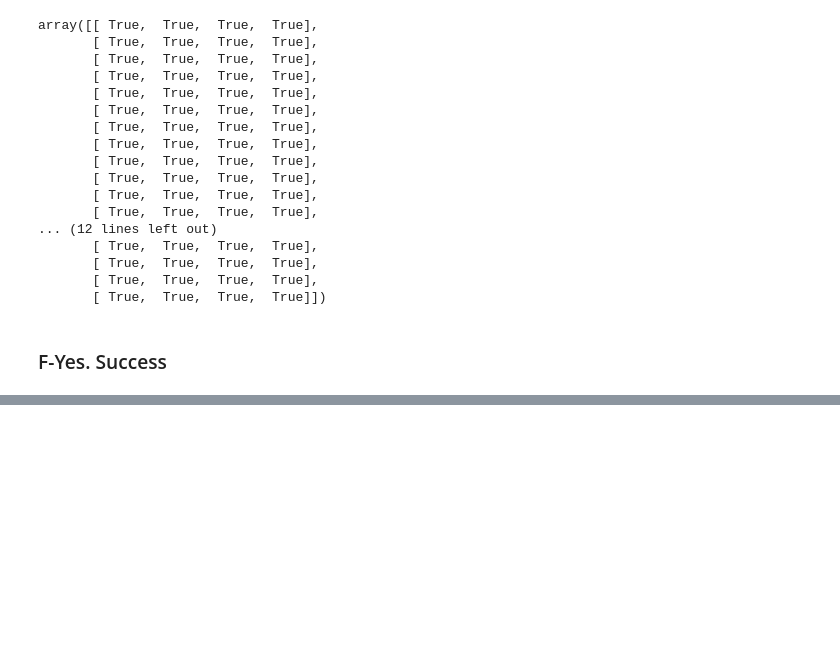
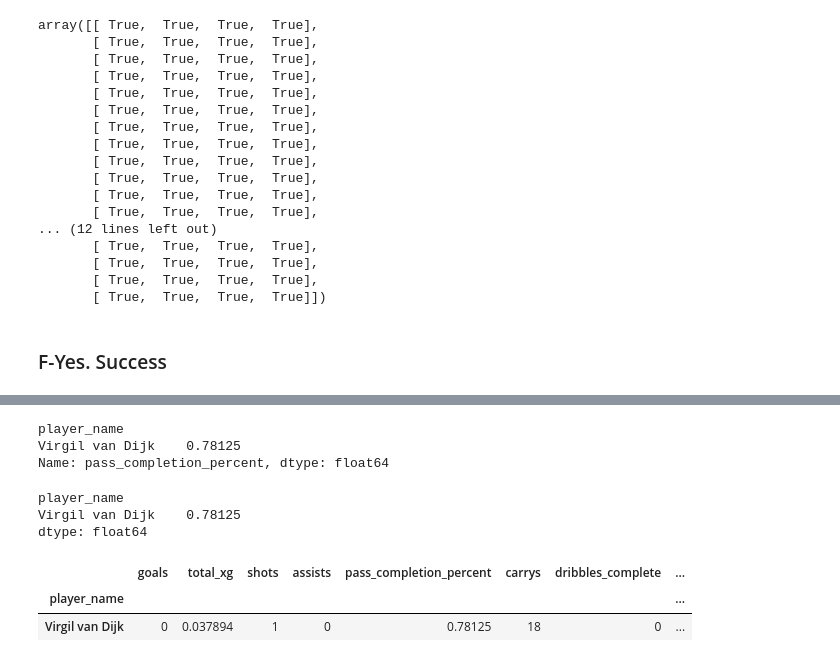
Before and after one commit to derrik-hanson/Soccer-Dash, a Jupyter notebook: lineup_playing-time_utilities_development.ipynb, the cells around one changed output, grey strips where cells are left out. Saved outputs shown, nothing was run; the diff lists cells and outputs as text; code cells hidden in the pictures; blank space fills up the shorter version.

```diff
--- a/lineup_playing-time_utilities_development.ipynb
+++ b/lineup_playing-time_utilities_development.ipynb
@@ -405,0 +499,2 @@ sbut.playingtime_from_match(df_L)
+# %%
+df_msum = get_player_match_summary('Virgil van Dijk', 22912)
@@ -405,0 +516,19 @@ sbut.playingtime_from_match(df_L)
+# %%
+df_msum['pass_completion_percent']
+# %% [output]
+player_name
+Virgil van Dijk    0.78125
+Name: pass_completion_percent, dtype: float64
+# %%
+df_msum['passes_complete']/df_msum['passes_attempted']
+# %% [output]
+player_name
+Virgil van Dijk    0.78125
+dtype: float64
+# %%
+match_sum_main_stats = df_msum[['goals', 'total_xg','shots','assists', 'pass_completion_percent', 'carrys', 'dribbles_complete','playing_time']]
+match_sum_main_stats
+# %% [output]
+|  | goals | total_xg | shots | assists | pass_completion_percent | carrys | dribbles_complete | ... |
+| player_name |  |  |  |  |  |  |  | ... |
+| Virgil van Dijk | 0 | 0.037894 | 1 | 0 | 0.78125 | 18 | 0 | ... |
```
Also changed, not shown: parts of 12 cells of this notebook, 1 other file.
